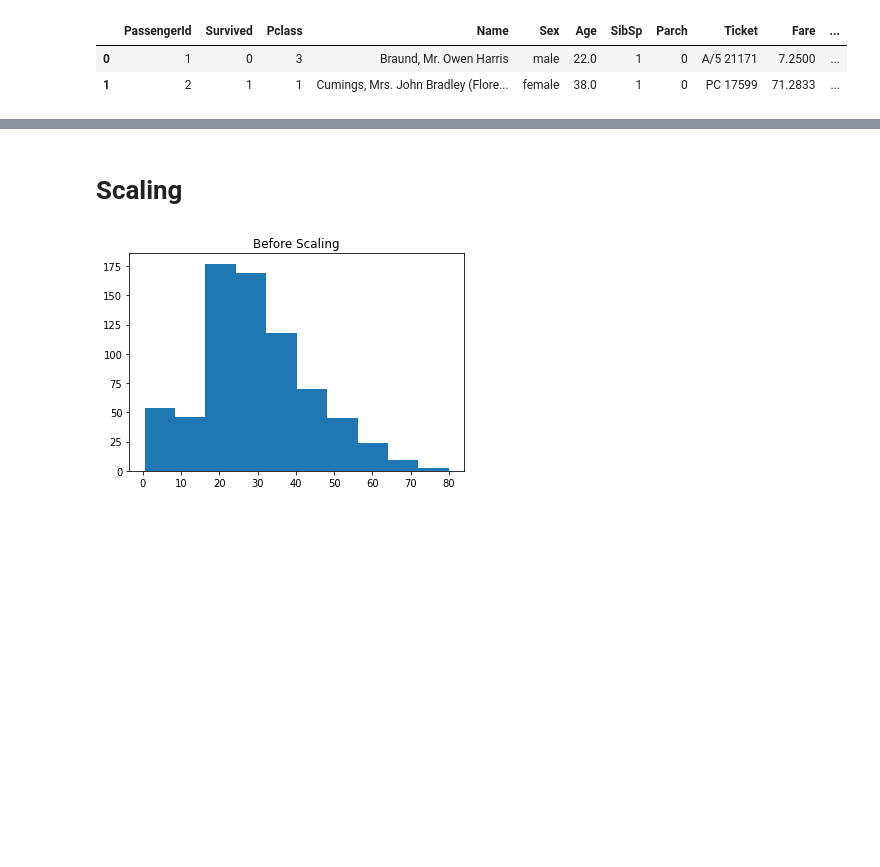
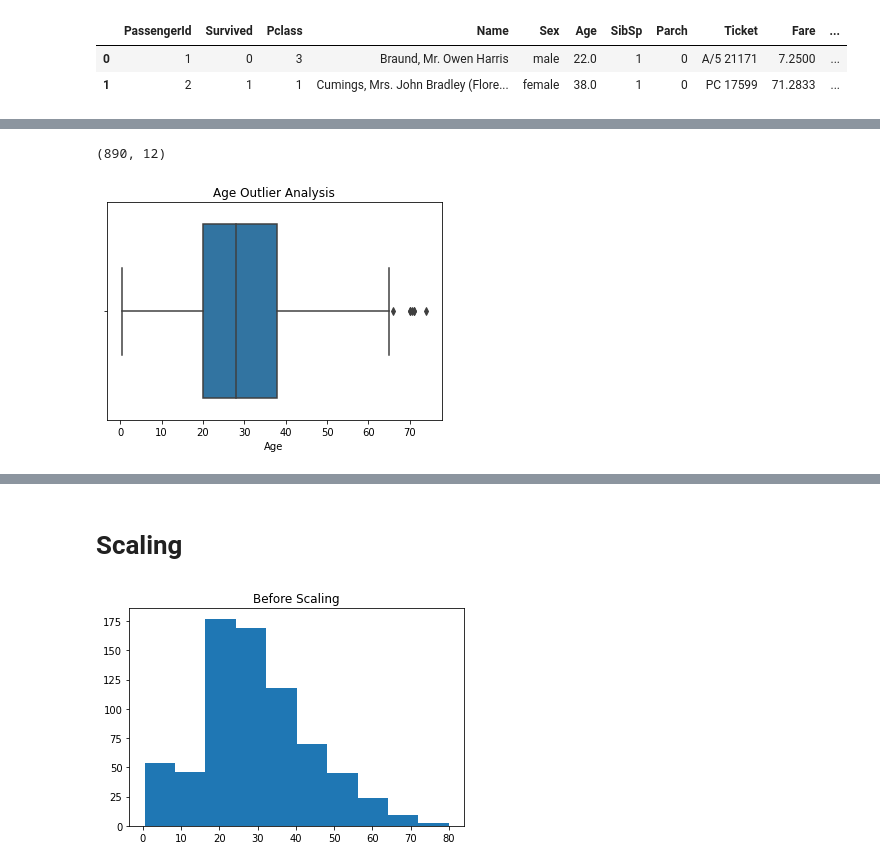
Before and after one commit to jaisarann/my_ml_learning, a Jupyter notebook: nbs/Outlier_Handling/Outlier_Handling.ipynb, the cells around one changed output, grey strips where cells are left out. Cells and saved outputs as stored; diff of their text form; code cells hidden in the pictures; blank space fills up the shorter version.

```diff
--- a/nbs/Outlier_Handling/Outlier_Handling.ipynb
+++ b/nbs/Outlier_Handling/Outlier_Handling.ipynb
@@ -20,0 +41,4 @@ df.head(2)
+# %%
+#Find IQR
+iqr = 1.5 * (np.nanpercentile(df_1.Age, 75)) - (np.nanpercentile(df_1.Age, 25))
+print(iqr)
@@ -20,0 +68,3 @@ df.head(2)
+# %%
+df_1.drop(df_1[df_1['Age'] < (np.nanpercentile(df_1.Age, 25) - iqr)].index, inplace=True)
+df_1.drop(df_1[df_1.Age > (iqr + np.nanpercentile(df_1.Age, 75))].index, inplace=True)
@@ -20,0 +74,10 @@ df.head(2)
+# %%
+df_1.shape
+# %% [output]
+(890, 12)
+# %%
+sns.boxplot(df_1.Age)
+plt.title('Age Outlier Analysis')
+plt.show()
+# %% [output]
+[figure, added]
```
Also changed, not shown: parts of 25 cells of this notebook, 5 other files.
